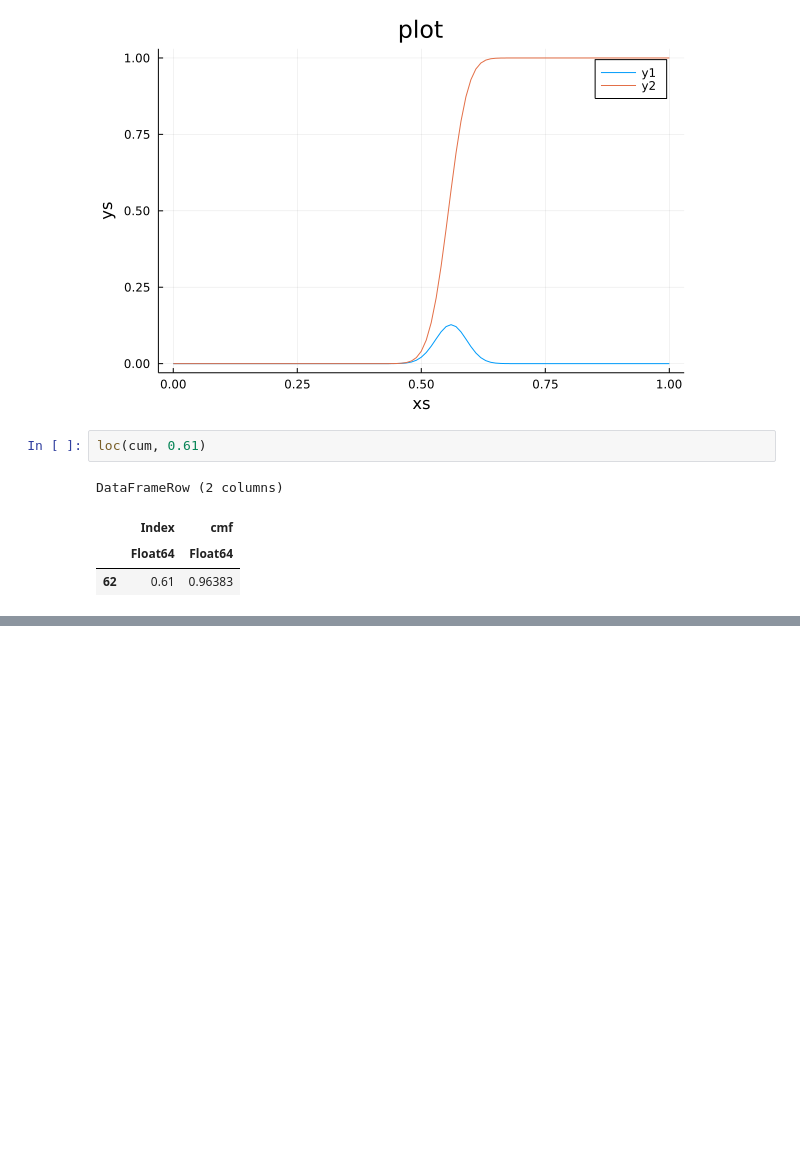
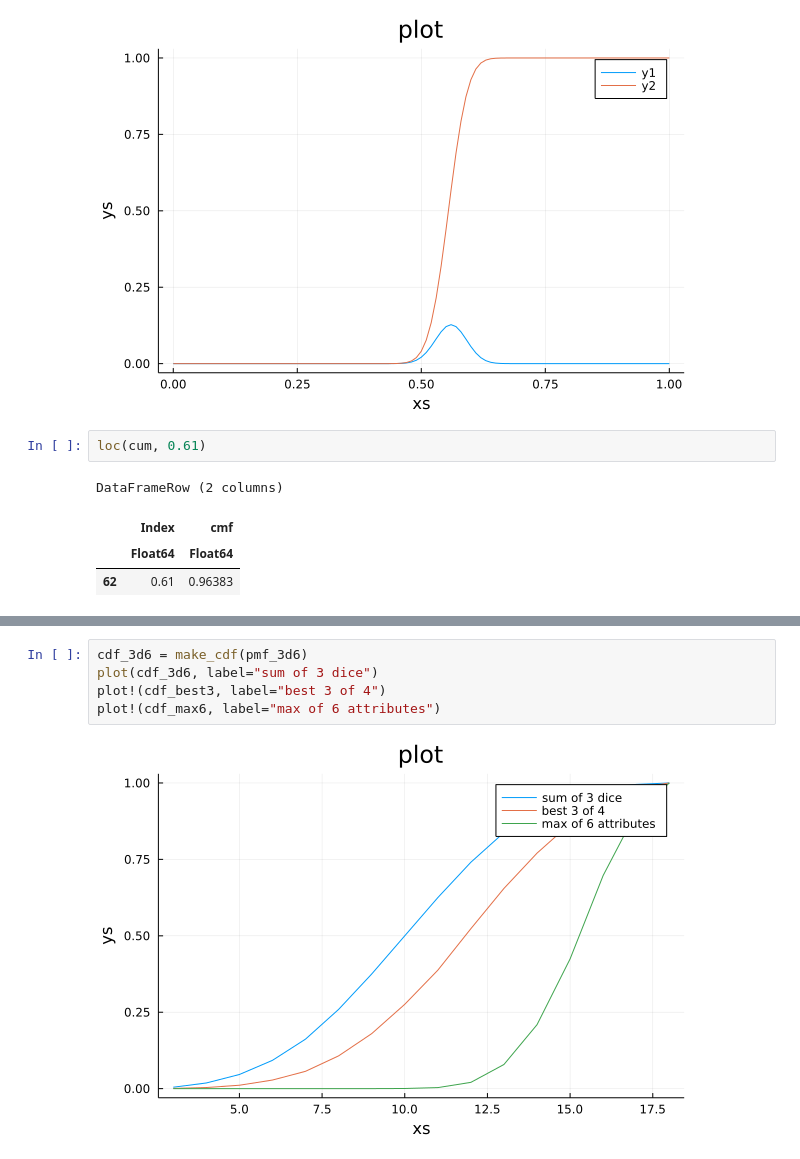
Before and after one commit to bwanab/ThinkBayes.jl, a Jupyter notebook: notebooks/think_bayes_in_julia_chapter_7.ipynb, the cells around one changed output, grey strips where cells are left out. Saved outputs shown, nothing was run; the diff lists cells and outputs as text; blank space fills up the shorter version.

```diff
--- a/notebooks/think_bayes_in_julia_chapter_7.ipynb
+++ b/notebooks/think_bayes_in_julia_chapter_7.ipynb
@@ -52,0 +109,7 @@ interp
+# %%
+cdf_3d6 = make_cdf(pmf_3d6)
+plot(cdf_3d6, label="sum of 3 dice")
+plot!(cdf_best3, label="best 3 of 4")
+plot!(cdf_max6, label="max of 6 attributes")
+# %% [output]
+[figure, added]
```
Also changed, not shown: parts of 21 cells of this notebook, 2 other files.
